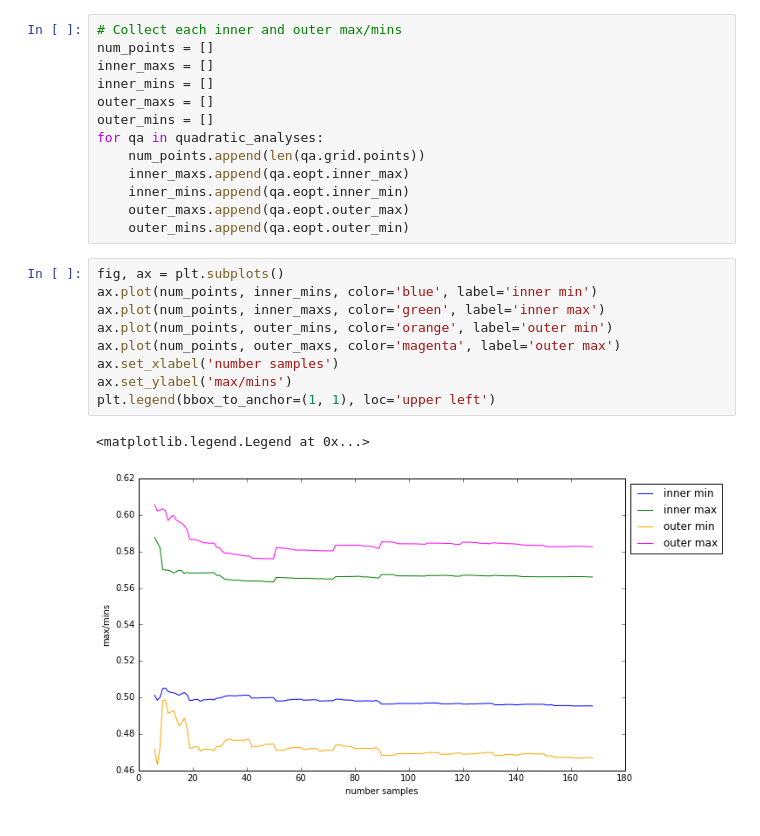
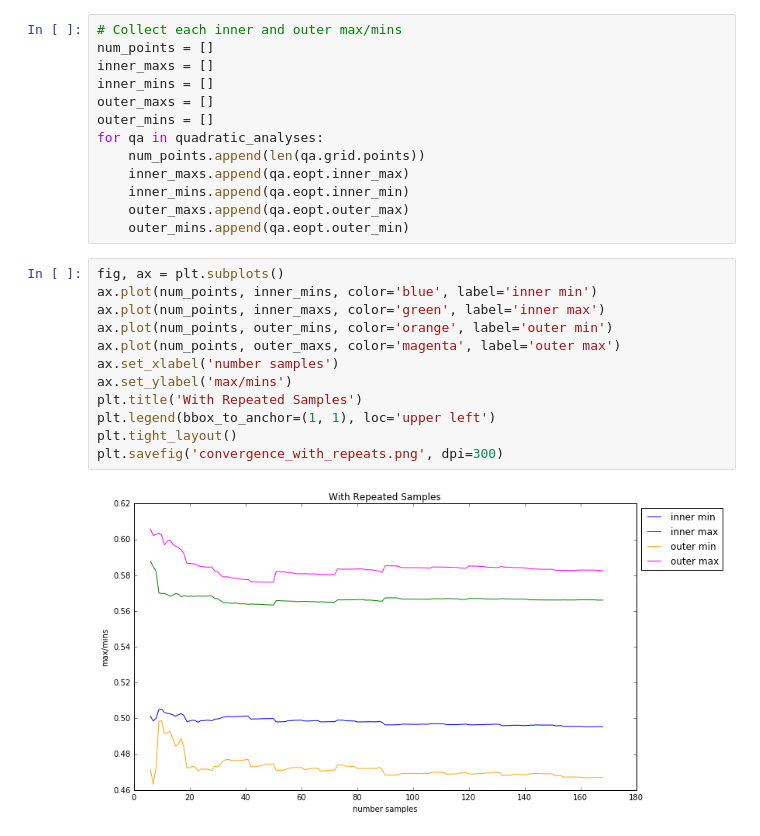
Before and after one commit to biboyd/UQ-mesa, a Jupyter notebook: Convergence-Analysis.ipynb, the cells around one changed output. Saved outputs shown, nothing was run; the diff lists cells and outputs as text.

Commit message:
A little cleanup, save plots as png.

```diff
--- a/Convergence-Analysis.ipynb
+++ b/Convergence-Analysis.ipynb
@@ -102,12 +102,14 @@ for qa in quadratic_analyses:
 # %%
 fig, ax = plt.subplots()
 ax.plot(num_points, inner_mins, color='blue', label='inner min')
 ax.plot(num_points, inner_maxs, color='green', label='inner max')
 ax.plot(num_points, outer_mins, color='orange', label='outer min')
 ax.plot(num_points, outer_maxs, color='magenta', label='outer max')
 ax.set_xlabel('number samples')
 ax.set_ylabel('max/mins')
+plt.title('With Repeated Samples')
 plt.legend(bbox_to_anchor=(1, 1), loc='upper left')
+plt.tight_layout()
+plt.savefig('convergence_with_repeats.png', dpi=300)
 # %% [output]
-<matplotlib.legend.Legend at 0x...>
-[figure, old version]
+[figure, new version]
```
Also changed, not shown: parts of 2 cells of this notebook.
